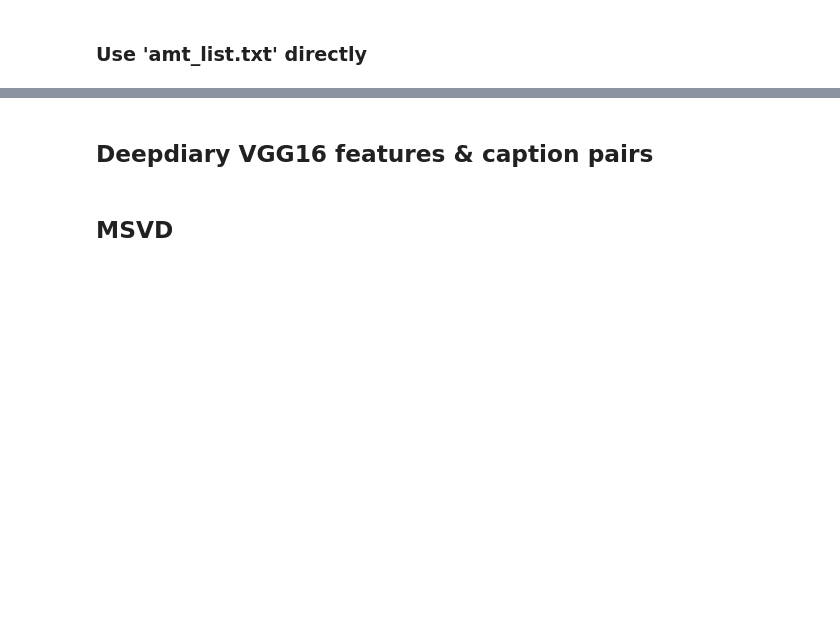
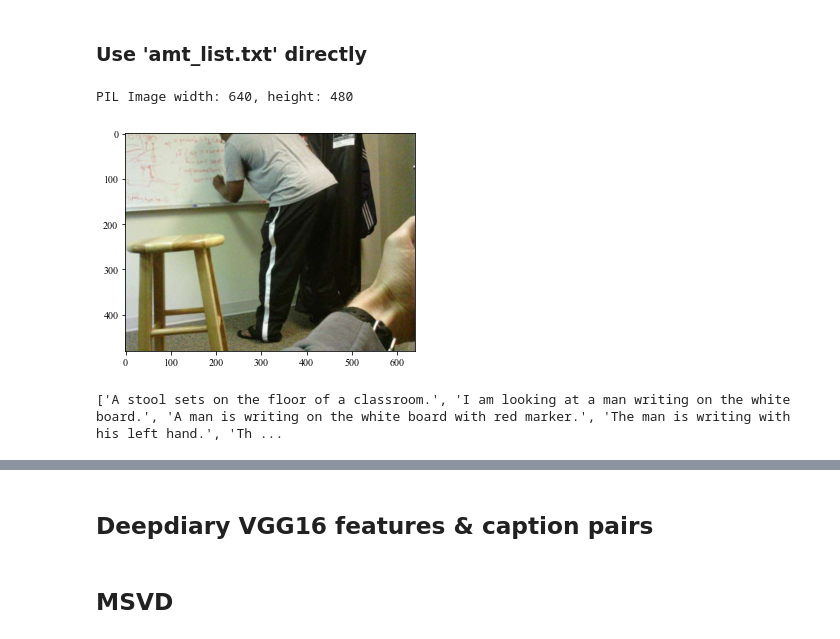
Before and after one commit to zdai257/EgoTransformer, a Jupyter notebook: zdData.ipynb, the cells around one changed output, grey strips where cells are left out. Cells and saved outputs as stored; diff of their text form; code cells hidden in the pictures; blank space fills up the shorter version.

```diff
--- a/zdData.ipynb
+++ b/zdData.ipynb
@@ -203,6 +205,10 @@ def get_deepdiary(index, ann_filename):
     print(cap_lst0)
     return image0, cap_lst0, img_name0
 # %%
-tuples = get_deepdiary(50, ana_file)
+tuples = get_deepdiary(110, ana_file)
+# %% [output]
+PIL Image width: 640, height: 480
+[figure, added]
+['A stool sets on the floor of a classroom.', 'I am looking at a man writing on the white board.', 'A man is writing on the white board with red marker.', 'The man is writing with his left hand.', 'Th ...
 # %%
 tuples
```
Also changed, not shown: parts of 20 cells of this notebook.
